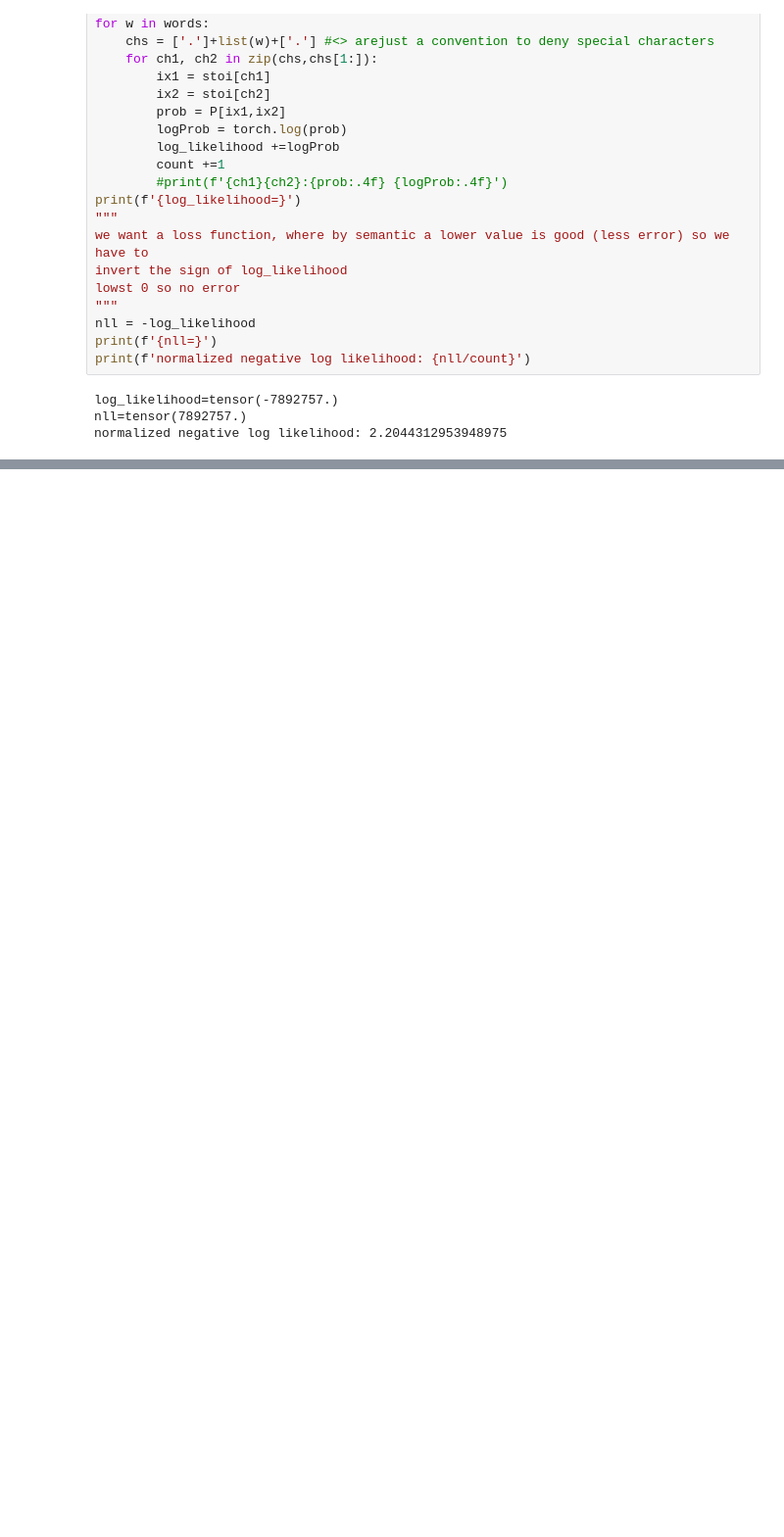
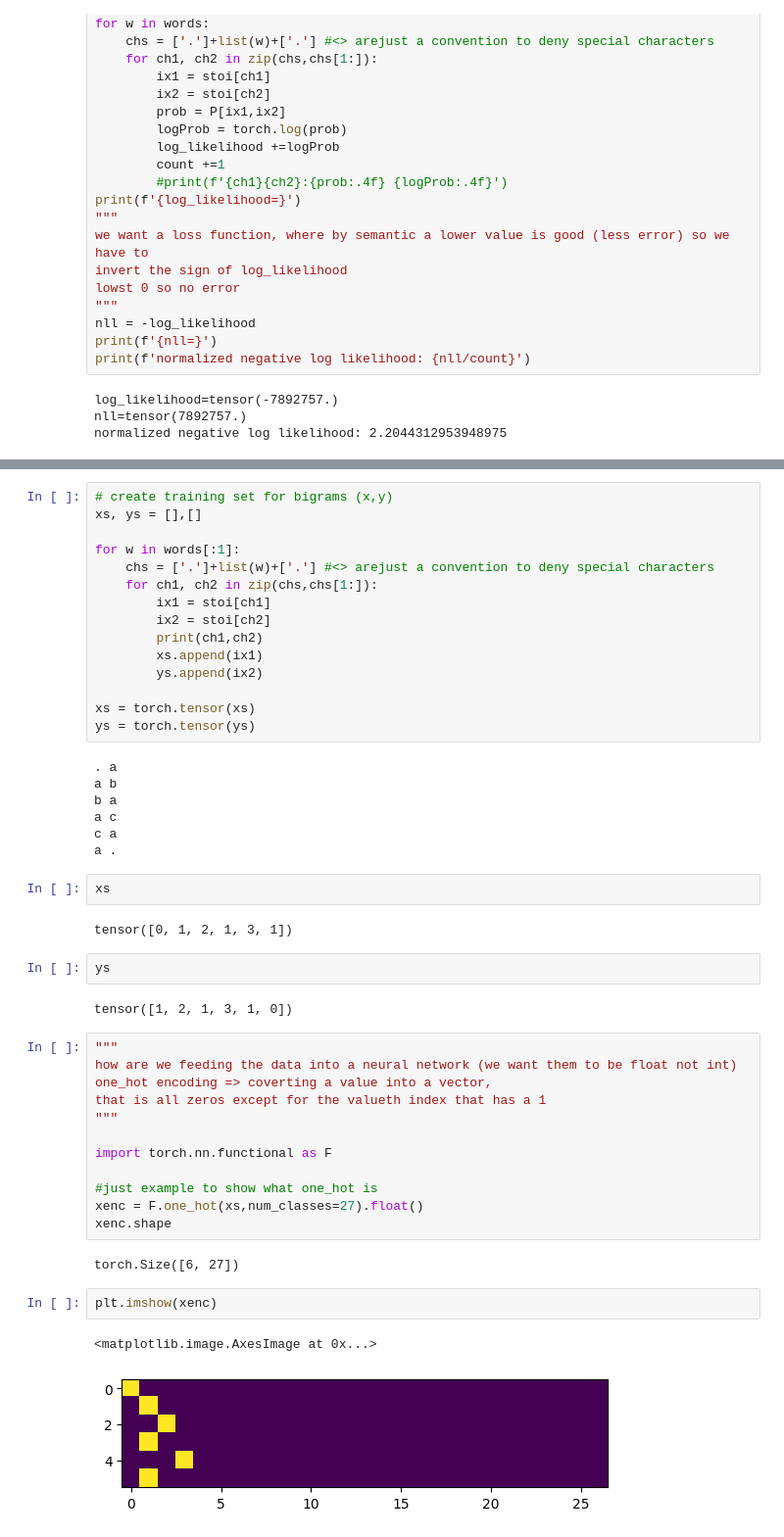
Before and after one commit to PaperBackPear3/italianGenerator, a Jupyter notebook: italiangenerator-bigrams.ipynb, the cells around one changed output, grey strips where cells are left out. Shown: that part at 98% size. Drawn from its saved outputs; the diff is of its cells as text; blank space fills up the shorter version.

Commit message:
starting neural nets prediction

```diff
--- a/italiangenerator-bigrams.ipynb
+++ b/italiangenerator-bigrams.ipynb
@@ -255,0 +268,49 @@ the smoother the probabilities will be
+# %%
+# create training set for bigrams (x,y)
+xs, ys = [],[]
+
+for w in words[:1]:
+    chs = ['.']+list(w)+['.'] #<> arejust a convention to deny special characters
+    for ch1, ch2 in zip(chs,chs[1:]):
+        ix1 = stoi[ch1]
+        ix2 = stoi[ch2]
+        print(ch1,ch2)
+        xs.append(ix1)
+        ys.append(ix2)
+
+xs = torch.tensor(xs)
+ys = torch.tensor(ys)
+# %% [output]
+. a
+a b
+b a
+a c
+c a
+a .
+# %%
+xs
+# %% [output]
+tensor([0, 1, 2, 1, 3, 1])
+# %%
+ys
+# %% [output]
+tensor([1, 2, 1, 3, 1, 0])
+# %%
+"""
+how are we feeding the data into a neural network (we want them to be float not int)
+one_hot encoding => coverting a value into a vector,
+that is all zeros except for the valueth index that has a 1
+"""
+
+import torch.nn.functional as F
+
+#just example to show what one_hot is
+xenc = F.one_hot(xs,num_classes=27).float()
+xenc.shape
+# %% [output]
+torch.Size([6, 27])
+# %%
+plt.imshow(xenc)
+# %% [output]
+<matplotlib.image.AxesImage at 0x...>
+[figure, added]
```
Also changed, not shown: parts of 7 cells of this notebook.
